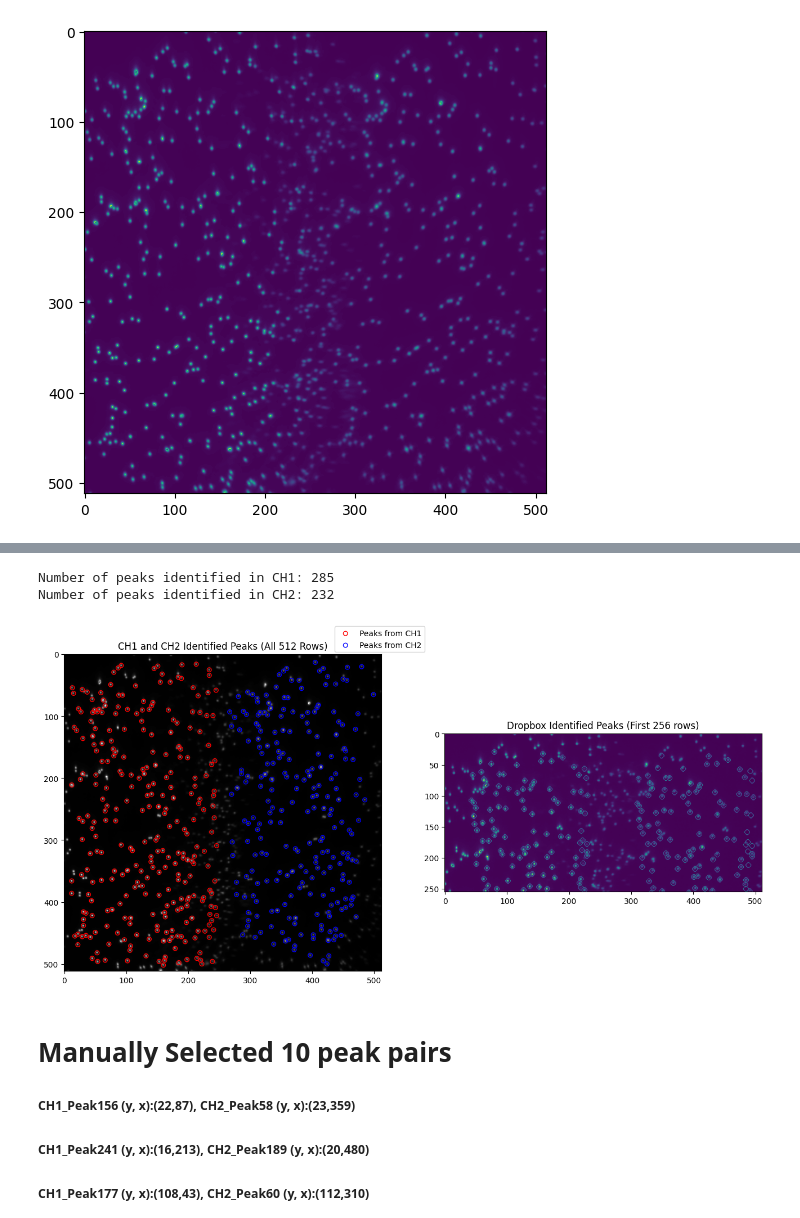
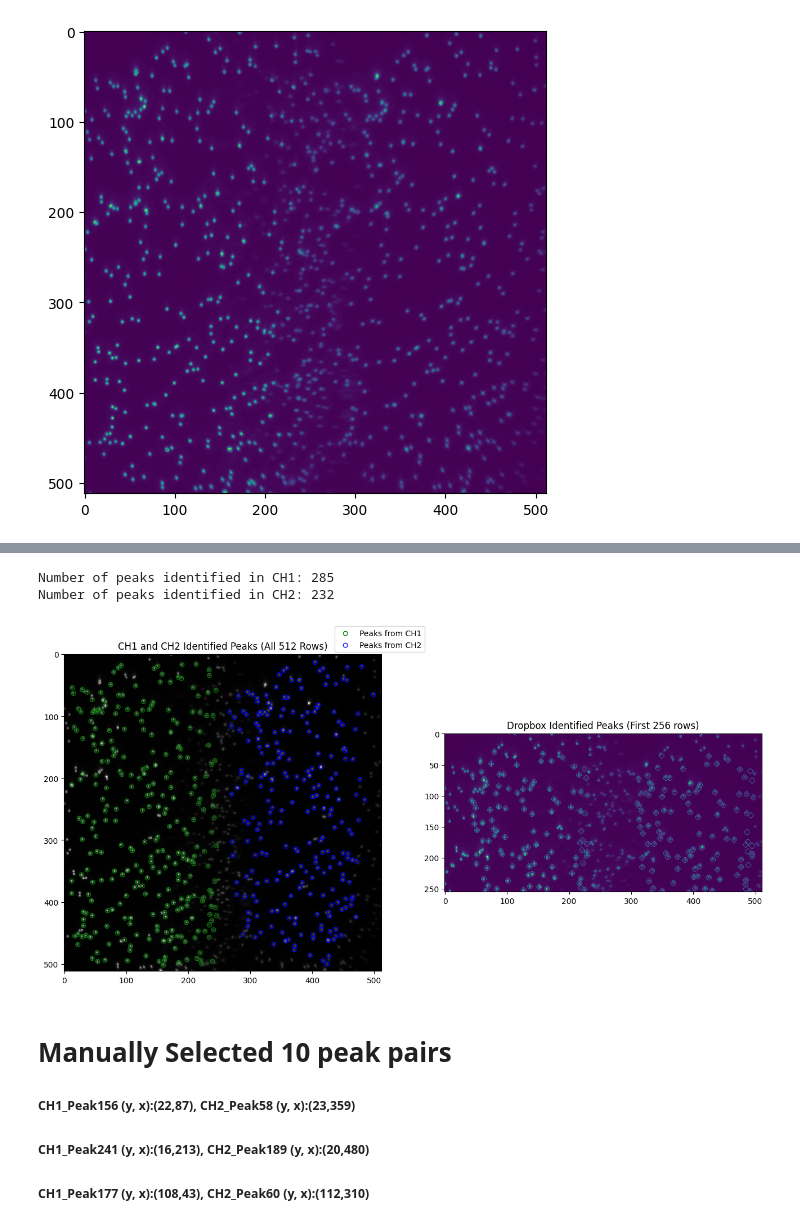
Before and after one commit to ljhason/smImaging-Exploration, a Jupyter notebook: Benchmarking/No_background.ipynb, the cells around one changed output, grey strips where cells are left out. Cells and saved outputs as stored; diff of their text form; code cells hidden in the pictures.

```diff
--- a/Benchmarking/No_background.ipynb
+++ b/Benchmarking/No_background.ipynb
@@ -69,22 +69,22 @@ plt.show()
 # %%
 #All in one image!
 print(f"Number of peaks identified in CH1: {len(good_peaks_1)}")
 print(f"Number of peaks identified in CH2: {len(good_peaks_2_CH2)}")
 
 f, axes = plt.subplots(1, 2, figsize=(16, 24))
 axes[0].set_title("CH1 and CH2 Identified Peaks (All 512 Rows)")
 axes[0].imshow(image, cmap="gray")
-scat1= axes[0].scatter(good_peaks_1[:, 1], good_peaks_1[:, 0], s=30, facecolors='none', edgecolors='r', label='Peaks from CH1')
+scat1= axes[0].scatter(good_peaks_1[:, 1], good_peaks_1[:, 0], s=30, facecolors='none', edgecolors='g', label='Peaks from CH1')
 scat2= axes[0].scatter(good_peaks_2_CH2[:, 1], good_peaks_2_CH2[:, 0], s=30, facecolors='none', edgecolors='b', label='Peaks from CH2')
 axes[0].legend(loc='upper right', bbox_to_anchor=(1.15, 1.1))
 
 axes[1].set_title("Dropbox Identified Peaks (First 256 rows)")
 axes[1].imshow(hel1_ave_image)
 plt.show()
 # %% [output]
 Number of peaks identified in CH1: 285
 Number of peaks identified in CH2: 232
-[figure, old version]
+[figure, new version]
 # %% [markdown]
 # Manually Selected 10 peak pairs
 ##### CH1_Peak156 (y, x):(22,87), CH2_Peak58 (y, x):(23,359)
```
Also changed, not shown: parts of 5 cells of this notebook, 6 other files.
